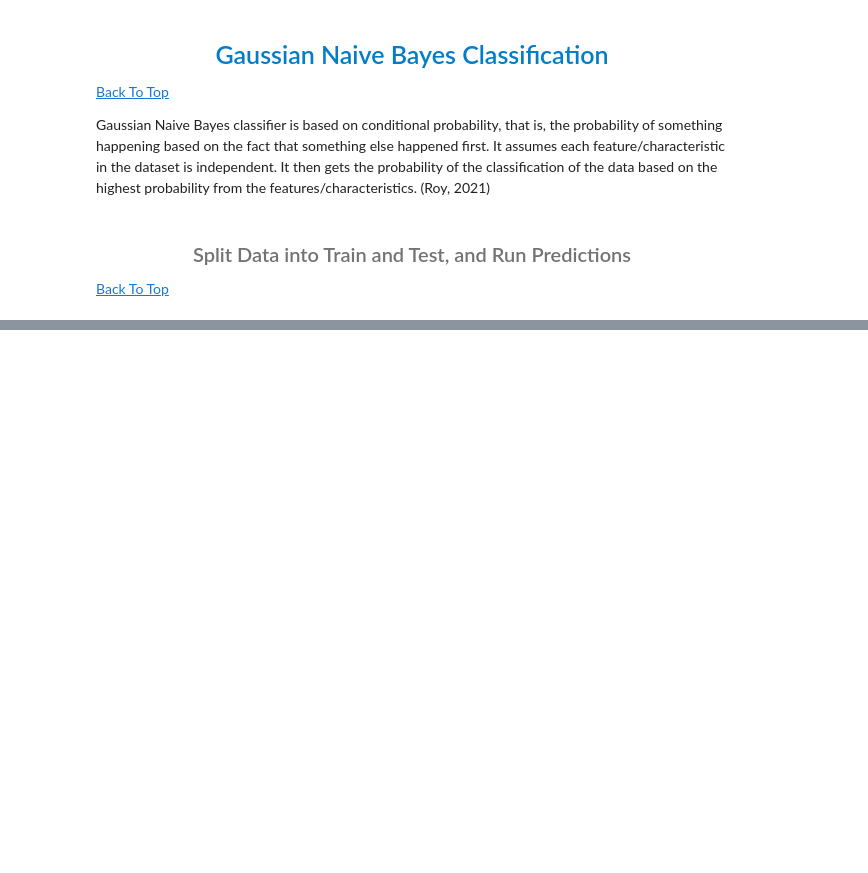
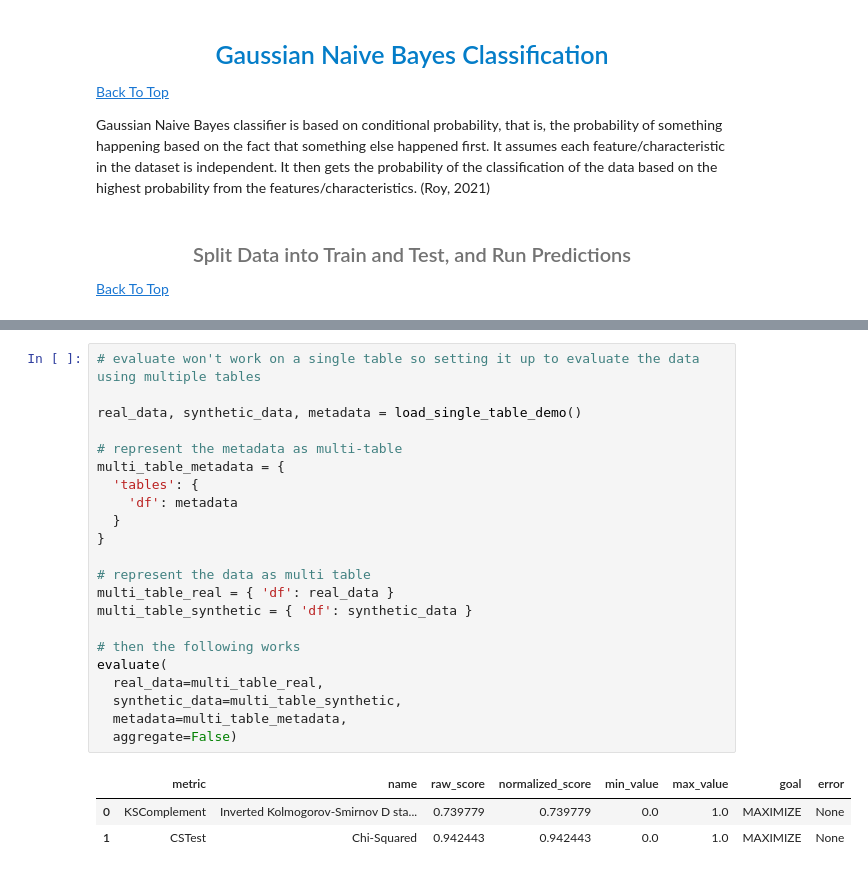
Before and after one commit to elainetynan/MachineLearningAndStats, a Jupyter notebook: project.ipynb, the cells around one changed output, grey strips where cells are left out. Cells and saved outputs as stored; diff of their text form; blank space fills up the shorter version.

```diff
--- a/project.ipynb
+++ b/project.ipynb
@@ -637,0 +910,26 @@ in this notebook we have reviewed literature in relation to the iris Dataset. We
+# %%
+# evaluate won't work on a single table so setting it up to evaluate the data using multiple tables
+
+real_data, synthetic_data, metadata = load_single_table_demo()
+
+# represent the metadata as multi-table
+multi_table_metadata = {
+  'tables': {
+    'df': metadata
+  }
+}
+
+# represent the data as multi table
+multi_table_real = { 'df': real_data }
+multi_table_synthetic = { 'df': synthetic_data }
+
+# then the following works
+evaluate(
+  real_data=multi_table_real,
+  synthetic_data=multi_table_synthetic,
+  metadata=multi_table_metadata,
+  aggregate=False)
+# %% [output]
+|  | metric | name | raw_score | normalized_score | min_value | max_value | goal | error |
+| 0 | KSComplement | Inverted Kolmogorov-Smirnov D sta... | 0.739779 | 0.739779 | 0.0 | 1.0 | MAXIMIZE | None |
+| 1 | CSTest | Chi-Squared | 0.942443 | 0.942443 | 0.0 | 1.0 | MAXIMIZE | None |
```
Also changed, not shown: parts of 47 cells of this notebook, 1 other file.
